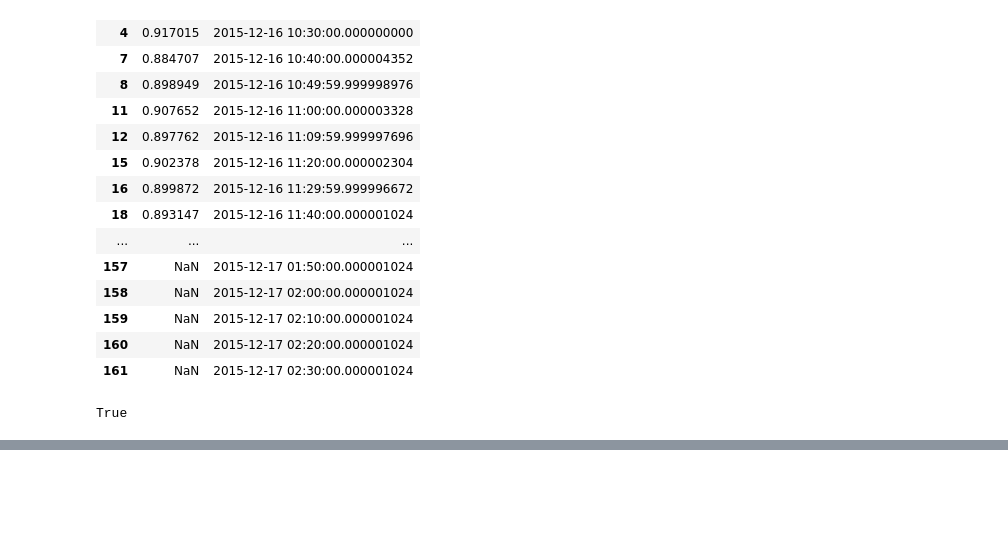
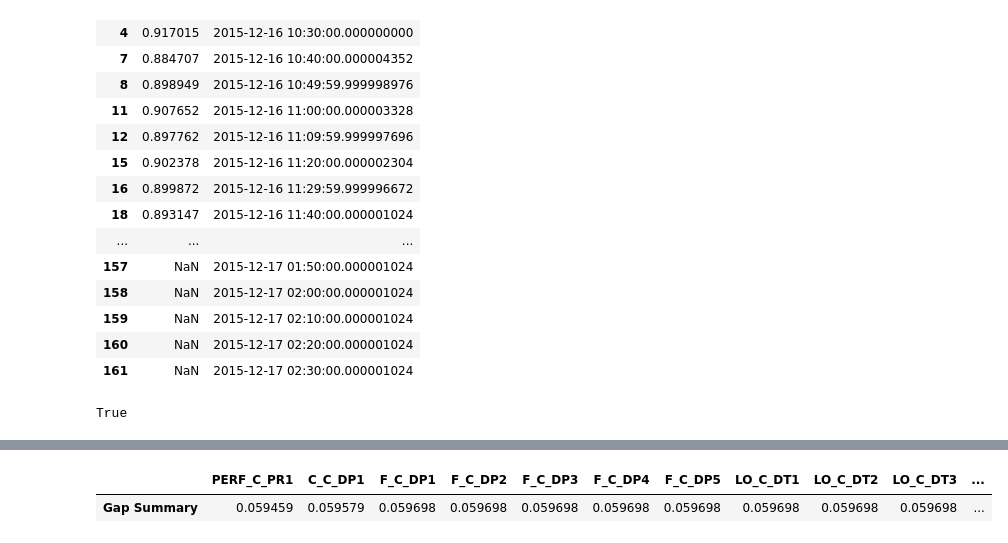
Before and after one commit to j-goldsmith/TurbineTimeSeries.EDA, a Jupyter notebook: eda/Gap analysis.ipynb, the cells around one changed output, grey strips where cells are left out. Cells and saved outputs as stored; diff of their text form; code cells hidden in the pictures; blank space fills up the shorter version.

```diff
--- a/eda/Gap analysis.ipynb
+++ b/eda/Gap analysis.ipynb
@@ -299,0 +230,12 @@ dfcopy.head(10)
+# %%
+test.at[1,'PERF_C_PR1'] = np.nan
+test.at[2,'PERF_C_PR1'] = np.nan
+test.at[3,'PERF_C_PR1'] = np.nan
+test.at[4,'PERF_C_PR1'] = np.nan
+test.at[3,'C_C_DP1'] = None
+test.at[4,'C_C_DP1'] = None
+# %%
+gap_analysis(test,'TIMESTAMP','10min')
+# %% [output]
+|  | PERF_C_PR1 | C_C_DP1 | F_C_DP1 | F_C_DP2 | F_C_DP3 | F_C_DP4 | F_C_DP5 | LO_C_DT1 | LO_C_DT2 | LO_C_DT3 | ... |
+| Gap Summary | 0.059459 | 0.059579 | 0.059698 | 0.059698 | 0.059698 | 0.059698 | 0.059698 | 0.059698 | 0.059698 | 0.059698 | ... |
```
Also changed, not shown: parts of 16 cells of this notebook.
